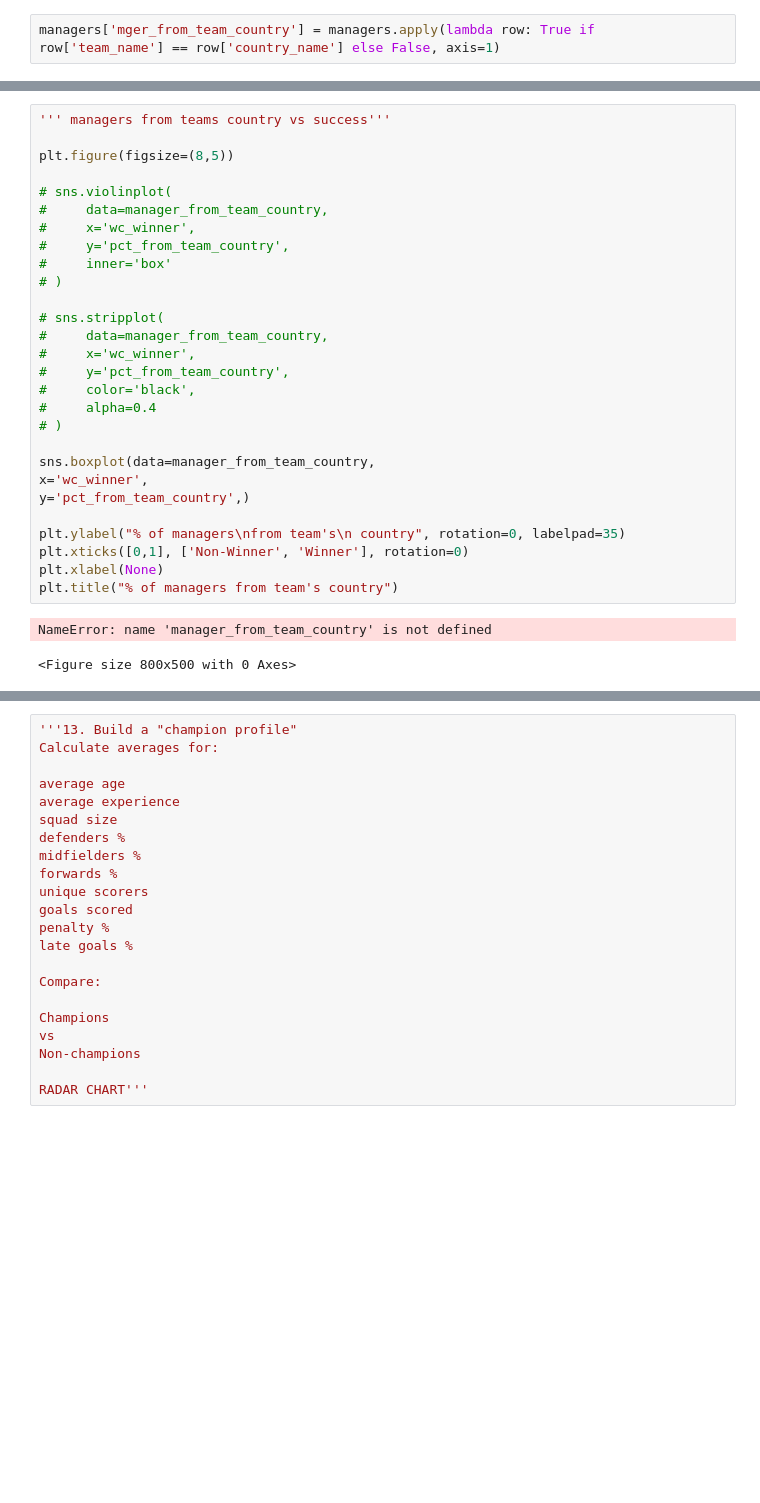
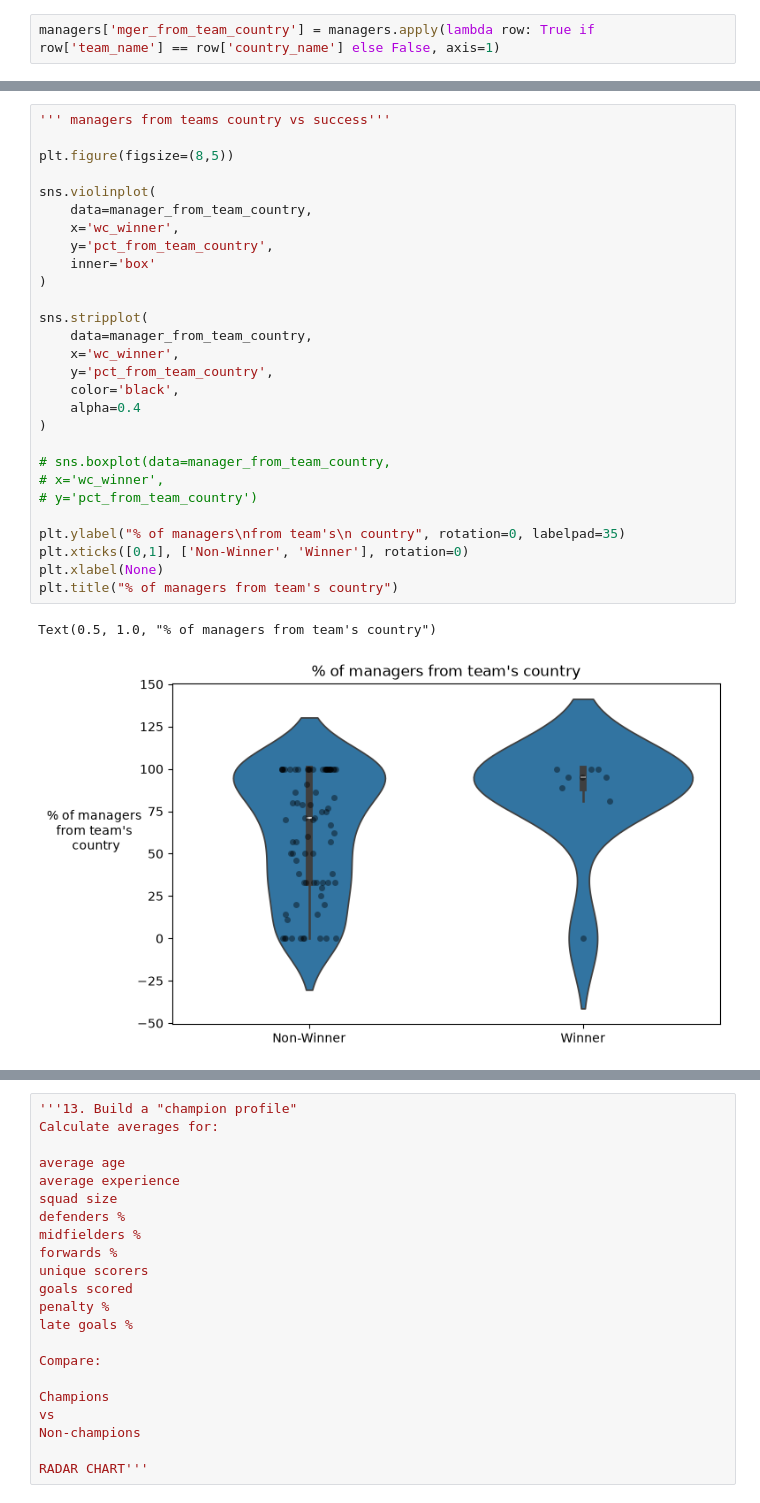
Before and after one commit to bev-amin/fifa-data-science, a Jupyter notebook: notebooks/01-exploration.ipynb, the cells around one changed output, grey strips where cells are left out. Cells and saved outputs as stored; diff of their text form; blank space fills up the shorter version.

```diff
--- a/notebooks/01-exploration.ipynb
+++ b/notebooks/01-exploration.ipynb
@@ -2859,34 +2898,34 @@ manager_from_team_country
 # %%
 ''' managers from teams country vs success'''
 
 plt.figure(figsize=(8,5))
 
-# sns.violinplot(
-#     data=manager_from_team_country,
-#     x='wc_winner',
-#     y='pct_from_team_country',
-#     inner='box'
-# )
+sns.violinplot(
+    data=manager_from_team_country,
+    x='wc_winner',
+    y='pct_from_team_country',
+    inner='box'
+)
 
-# sns.stripplot(
-#     data=manager_from_team_country,
-#     x='wc_winner',
-#     y='pct_from_team_country',
-#     color='black',
-#     alpha=0.4
-# )
+sns.stripplot(
+    data=manager_from_team_country,
+    x='wc_winner',
+    y='pct_from_team_country',
+    color='black',
+    alpha=0.4
+)
 
-sns.boxplot(data=manager_from_team_country,
-x='wc_winner',
-y='pct_from_team_country',)
+# sns.boxplot(data=manager_from_team_country,
+# x='wc_winner',
+# y='pct_from_team_country')
 
 plt.ylabel("% of managers\nfrom team's\n country", rotation=0, labelpad=35)
 plt.xticks([0,1], ['Non-Winner', 'Winner'], rotation=0)
 plt.xlabel(None)
 plt.title("% of managers from team's country")
 # %% [output]
-NameError: name 'manager_from_team_country' is not defined
+Text(0.5, 1.0, "% of managers from team's country")
-<Figure size 800x500 with 0 Axes>
+[figure, added]
 # %%
 winner_summary = (
     manager_from_team_country
```
Also changed, not shown: parts of 38 cells of this notebook.
